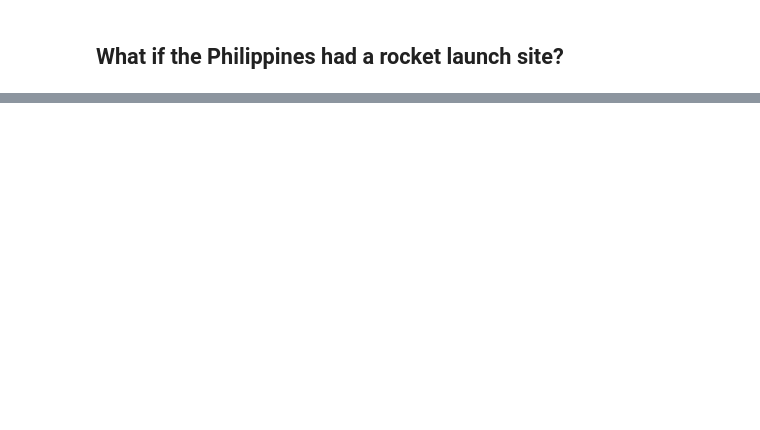
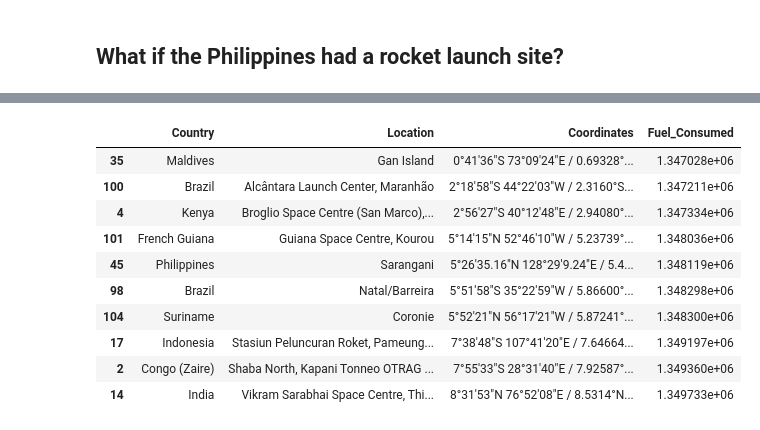
Before and after one commit to LanzLagman/Why-the-PHL-is-one-of-the-best-rocket-launch-sites-in-the-world, a Jupyter notebook: Why the PHL is one of the best rocket launch sites in the world.ipynb, the cells around one changed output, grey strips where cells are left out. Drawn from its saved outputs; the diff is of its cells as text; code cells hidden in the pictures; blank space fills up the shorter version.

```diff
--- a/Why the PHL is one of the best rocket launch sites in the world.ipynb
+++ b/Why the PHL is one of the best rocket launch sites in the world.ipynb
@@ -220,0 +327,14 @@ World[World['Country']=='Japan']
+# %%
+World_w_Phl[['Country','Location','Coordinates','Fuel_Consumed']].sort_values(by='Fuel_Consumed').head(10)
+# %% [output]
+|  | Country | Location | Coordinates | Fuel_Consumed |
+| 35 | Maldives | Gan Island | 0°41′36″S 73°09′24″E﻿ / ﻿0.69328°... | 1.347028e+06 |
+| 100 | Brazil | Alcântara Launch Center, Maranhão | 2°18′58″S 44°22′03″W﻿ / ﻿2.3160°S... | 1.347211e+06 |
+| 4 | Kenya | Broglio Space Centre (San Marco),... | 2°56′27″S 40°12′48″E﻿ / ﻿2.94080°... | 1.347334e+06 |
+| 101 | French Guiana | Guiana Space Centre, Kourou | 5°14′15″N 52°46′10″W﻿ / ﻿5.23739°... | 1.348036e+06 |
+| 45 | Philippines | Sarangani | 5°26'35.16″N 128°29'9.24″E﻿ / 5.4... | 1.348119e+06 |
+| 98 | Brazil | Natal/Barreira | 5°51′58″S 35°22′59″W﻿ / ﻿5.86600°... | 1.348298e+06 |
+| 104 | Suriname | Coronie | 5°52′21″N 56°17′21″W﻿ / ﻿5.87241°... | 1.348300e+06 |
+| 17 | Indonesia | Stasiun Peluncuran Roket, Pameung... | 7°38′48″S 107°41′20″E﻿ / ﻿7.64664... | 1.349197e+06 |
+| 2 | Congo (Zaire) | Shaba North, Kapani Tonneo OTRAG ... | 7°55′33″S 28°31′40″E﻿ / ﻿7.92587°... | 1.349360e+06 |
+| 14 | India | Vikram Sarabhai Space Centre, Thi... | 8°31′53″N 76°52′08″E﻿ / ﻿8.5314°N... | 1.349733e+06 |
```
Also changed, not shown: parts of 14 cells of this notebook.
